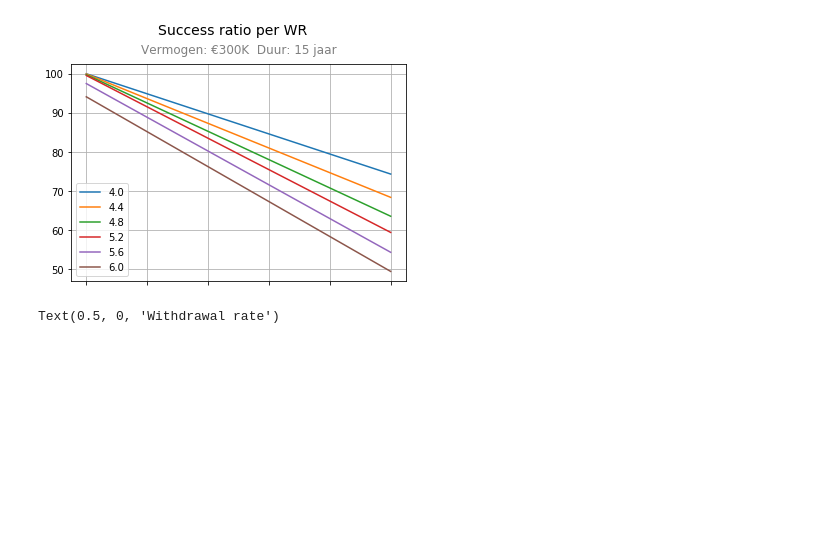
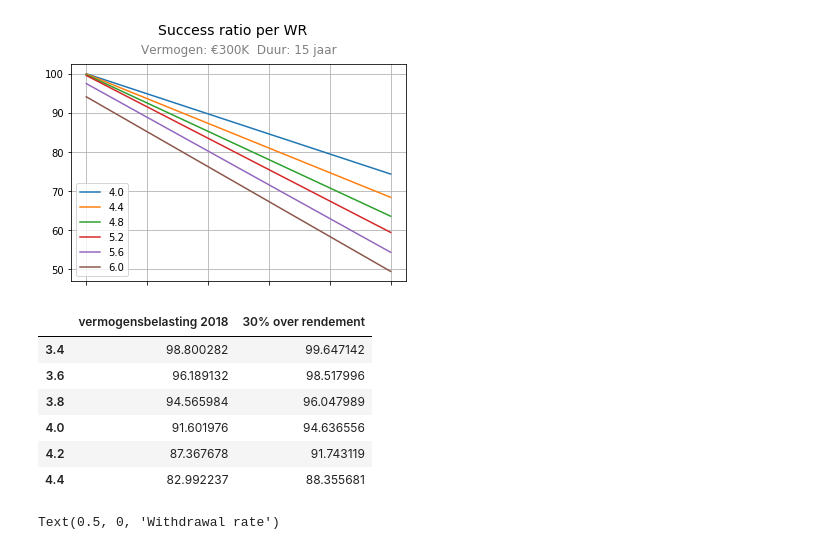
Before and after one commit to dannyvankooten/pd-belastingdruk, a Jupyter notebook: SWR per belastingstelsel.ipynb, the cells around one changed output. Saved outputs shown, nothing was run; the diff lists cells and outputs as text; code cells hidden in the pictures; blank space fills up the shorter version.

```diff
--- a/SWR per belastingstelsel.ipynb
+++ b/SWR per belastingstelsel.ipynb
@@ -264,11 +267,19 @@ for wr in results.index:
     results.at[wr, 'vermogensbelasting 2018'] = success_rate(run) * 100
 
     run = simulate(capital, wr/100, duration, vermogensbelasting_rendement)
-    results.at[wr, 'vennootschapsbelasting 2018'] = success_rate(run) * 100
+    results.at[wr, '30% over rendement'] = success_rate(run) * 100
 
 results_30y_1000k_rendement = results
-# %%
-results_30y_1000k_rendement = results_30y_1000k_rendement.rename(columns={"vennootschapsbelasting 2018": "30% over rendement"})
+# %%
+results_30y_1000k_rendement
+# %% [output]
+|  | vermogensbelasting 2018 | 30% over rendement |
+| 3.4 | 98.800282 | 99.647142 |
+| 3.6 | 96.189132 | 98.517996 |
+| 3.8 | 94.565984 | 96.047989 |
+| 4.0 | 91.601976 | 94.636556 |
+| 4.2 | 87.367678 | 91.743119 |
+| 4.4 | 82.992237 | 88.355681 |
 # %%
 ax = results_30y_1000k_rendement.plot(grid=True, title="Success ratio per WR")
 ax.set_ylabel("Success rate")
```
Also changed, not shown: parts of 2 cells of this notebook, 2 other files.
